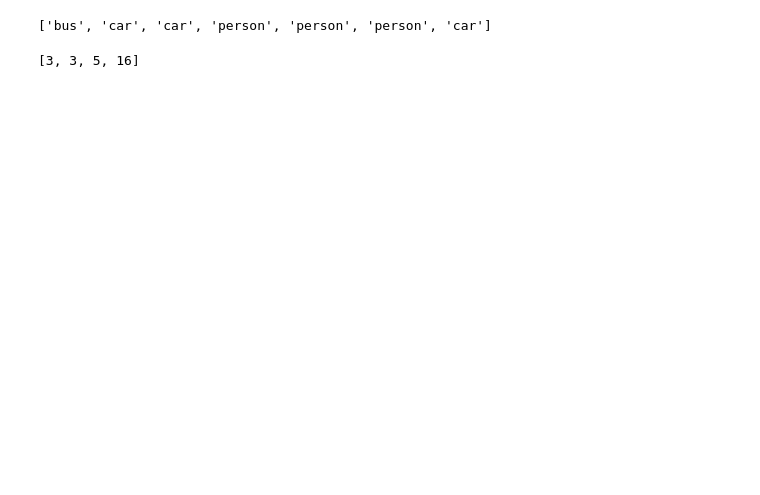
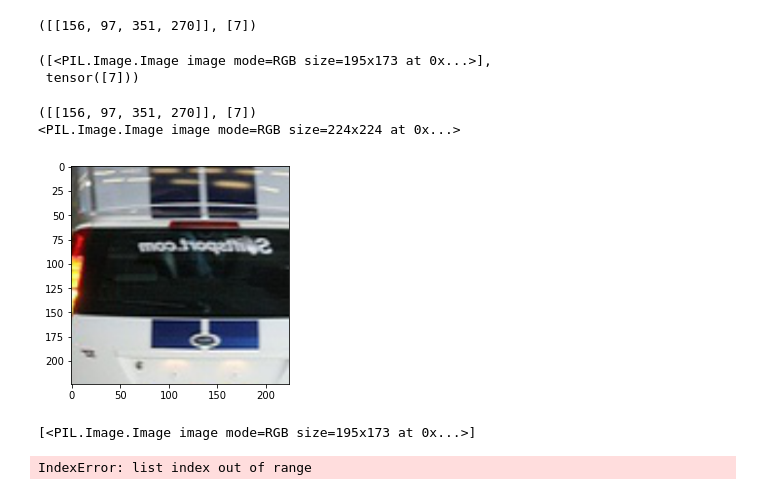
Before and after one commit to nishraptor/Supervised-Contrastive-Learning-with-MOCO, a Jupyter notebook: Dataloader.ipynb, the cells around one changed output. Drawn from its saved outputs; the diff is of its cells as text; code cells hidden in the pictures; blank space fills up the shorter version.

Commit message:
Finished data augmentation

```diff
--- a/Dataloader.ipynb
+++ b/Dataloader.ipynb
@@ -122,6 +151,0 @@ def read_content(xml_file: str):
-# %%
-width = 316-194
-height = 500-185
-output[1]
-# %% [output]
-['bus', 'car', 'car', 'person', 'person', 'person', 'car']
@@ -145,4 +152,42 @@ def oneHotEncodeClassLabels(labels : list):
-# %%
-oneHotEncodeClassLabels(['bird', 'bird', 'bottle', 'pottedplant'])
-# %% [output]
-[3, 3, 5, 16]
+# %%
+train_data[3]
+# %% [output]
+([[156, 97, 351, 270]], [7])
+([<PIL.Image.Image image mode=RGB size=195x173 at 0x...>],
+ tensor([7]))
+# %%
+class TransformList(object):
+    def __init__(self,output_dim, crop_size):
+        self.output_dim = output_dim
+        self.scale = scale
+
+    def __call__(self, samples):
+        samples =  [transforms.RandomHorizontalFlip()(x) for x in samples[0]]
+        samples =  [transforms.RandomResizedCrop(size = self.output_dim,scale = (0.08,1))(x) for x in samples]
+        samples =  [transforms.Resize(self.output_dim)(x) for x in samples]
+        return samples
+
+scale = TransformList(224, (224,224))
+composed = transforms.Compose(Rescale(224))
+sample = train_data[3]
+
+
+for i, tsfrm in enumerate([scale]):
+    transformed_sample = tsfrm(sample)
+
+for i in transformed_sample:
+    fig, ax = plt.subplots(1)
+    plt.imshow(i)
+    print(i)
+# %% [output]
+([[156, 97, 351, 270]], [7])
+<PIL.Image.Image image mode=RGB size=224x224 at 0x...>
+[figure, added]
+# %%
+sample[0]
+# %% [output]
+[<PIL.Image.Image image mode=RGB size=195x173 at 0x...>]
+# %%
+transformed_sample[3]
+# %% [output]
+IndexError: list index out of range
```
Also changed, not shown: parts of 6 cells of this notebook.
